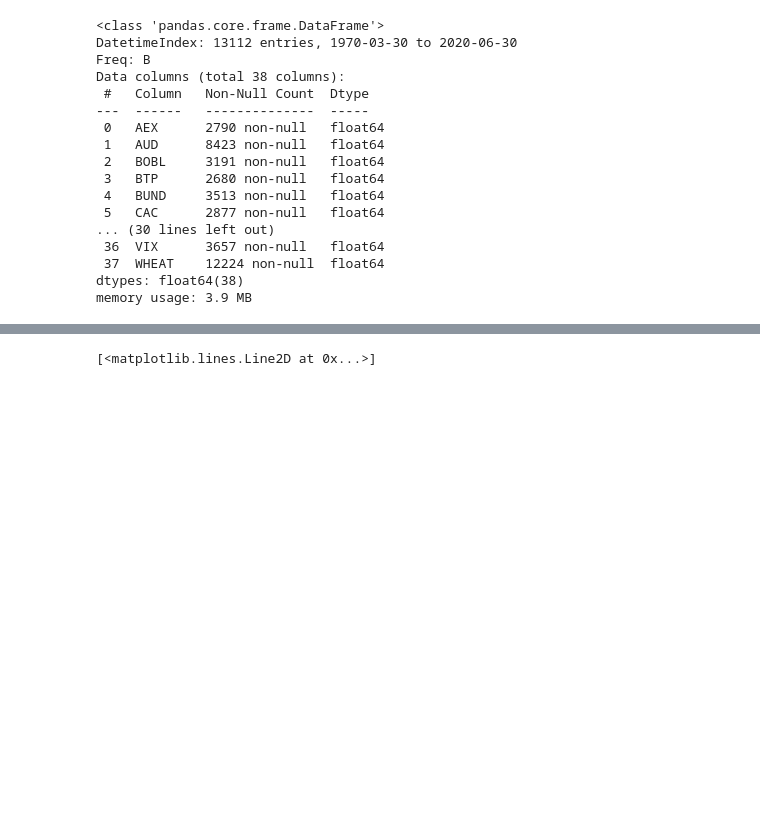
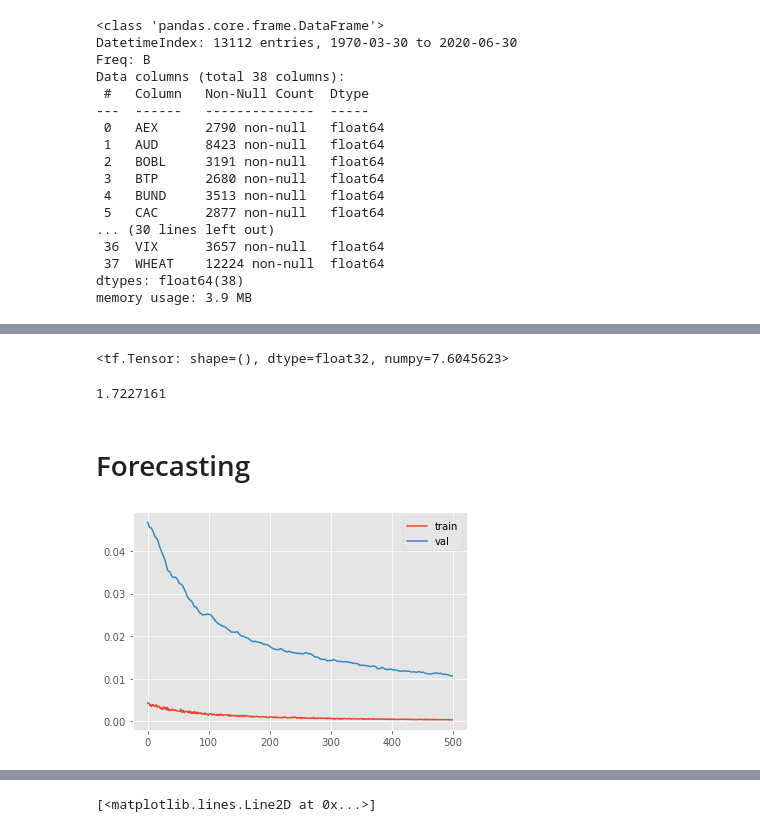
Before and after one commit to mkosik89/Springboard, a Jupyter notebook: Capstone_3/model/Deep Momentum.ipynb, the cells around one changed output, grey strips where cells are left out. Cells and saved outputs as stored; diff of their text form; code cells hidden in the pictures; blank space fills up the shorter version.

```diff
--- a/Capstone_3/model/Deep Momentum.ipynb
+++ b/Capstone_3/model/Deep Momentum.ipynb
@@ -123,3 +131,7 @@ y.dropna(inplace=True)
+# %%
+# single asset
+asset = 'GOLD'
+x,y = get_feat_ret(asset,df2)
 # %%
 xtrain,xtest = x['2009':'2012'],x['2013':'2016']
 ytrain,ytest = y['2009':'2012'], y['2013':'2016']
@@ -128,6 +140,10 @@ scalerX = StandardScaler()
 
 xtrain_sc = pd.DataFrame(scalerX.fit_transform(xtrain.to_numpy()),columns=xtrain.columns,index=xtrain.index)
 xtest_sc = pd.DataFrame(scalerX.transform(xtest.to_numpy()),columns=xtest.columns,index=xtest.index)
+
+# just scale, don't center
+xtrain_sc = xtrain/xtrain.std()
+xtest_sc = xtest/xtrain.std()
 # %%
 ### Long only
 out = ytest.mean(axis=1)
@@ -183,0 +237,8 @@ t_xtest_sc, t_ytest = lstm_data_transform(xtest_sc.to_numpy(),ytest.to_numpy(),
+# %%
+k_asymm(ys,xs)
+# %% [output]
+<tf.Tensor: shape=(), dtype=float32, numpy=7.6045623>
+# %%
+mean_squared_error(ys.numpy(),xs.numpy())
+# %% [output]
+1.7227161
@@ -183,0 +247,21 @@ t_xtest_sc, t_ytest = lstm_data_transform(xtest_sc.to_numpy(),ytest.to_numpy(),
+# %% [markdown]
+# Forecasting
+# %%
+model = tf.keras.Sequential([
+    tf.keras.Input(shape=(num_steps, t_xtrain_sc.shape[2])),
+    tf.keras.layers.LSTM(10,dropout=.2,recurrent_dropout=.2),
+    tf.keras.layers.Dense(t_ytrain.shape[1])
+])
+model.compile(loss='mse', optimizer=tf.optimizers.Adam(learning_rate=.001))
+# %%
+history = model.fit(t_xtrain_sc, t_ytrain, epochs=500,verbose=0,
+                    validation_split=.25, shuffle=False,
+                    batch_size=int(len(t_xtrain_sc)/5))
+
+plt.plot(history.history['loss'],label = 'train')
+plt.plot(history.history['val_loss'],label='val')
+plt.legend()
+
+mseF = model.predict(t_xtest_sc)
+# %% [output]
+[figure, added]
```
Also changed, not shown: parts of 33 cells of this notebook, 1 other file.
